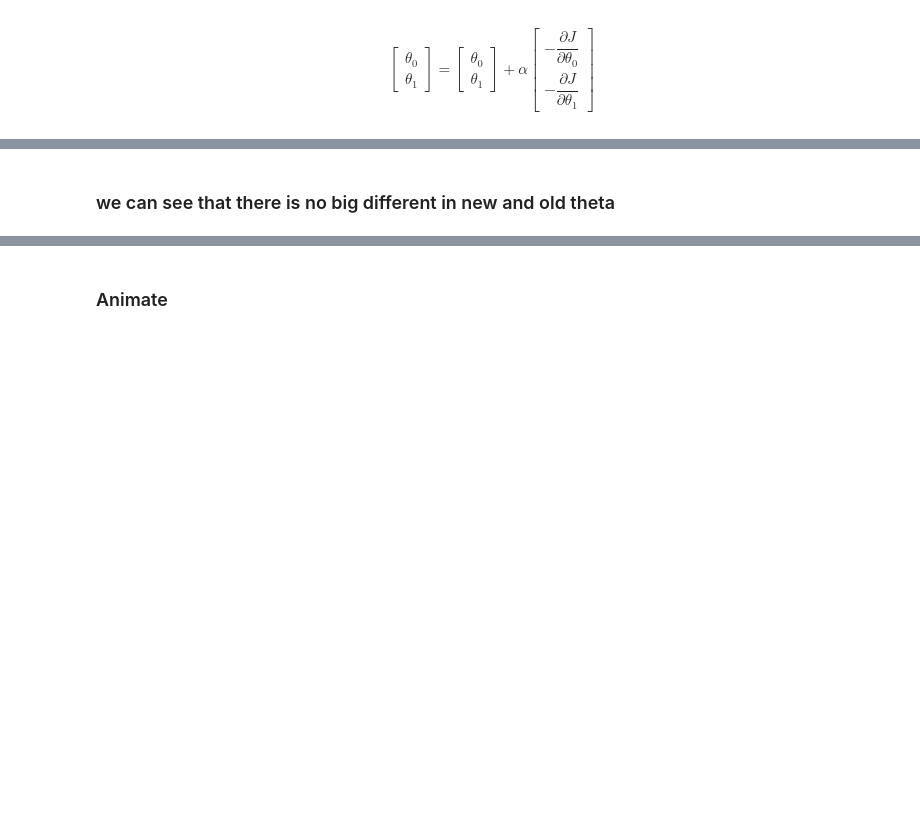
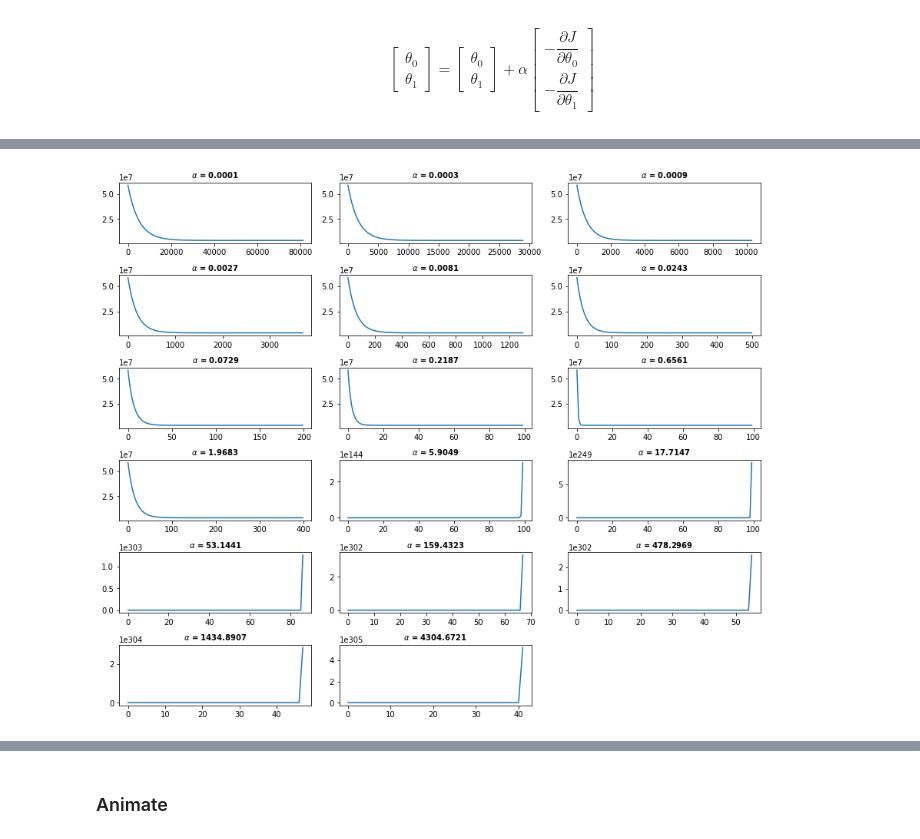
Before and after one commit to MemoGhazi/ML_teaching, a Jupyter notebook: regression_teach.ipynb, the cells around one changed output, grey strips where cells are left out. Drawn from its saved outputs; the diff is of its cells as text; code cells hidden in the pictures; blank space fills up the shorter version.

Commit message:
determine hyper_parameter_alpha

```diff
--- a/regression_teach.ipynb
+++ b/regression_teach.ipynb
@@ -175,6 +176,4 @@ $$
 # %%
-# learning rate
-alpha = 5e-3
 
 # initialize parameters randomly
 theta_0 = np.random.randn()
@@ -185,7 +184,7 @@ print(" theta_0 = %.4f\n theta_1 = %.4f" %(theta_0, theta_1))
 
 # costs = []
 
-def update_step(theta_0,theta_1):
+def update_step(theta_0,theta_1,alpha):
 #     global theta_0, theta_1, costs
 
     # predict
@@ -232,2 +260,10 @@ print(a.shape)
-# %% [markdown]
-### we can see that there is no big different in new and old theta
+# %%
+
+plot_number = len(alpha_cost)
+fig, axs = plt.subplots(6,3, figsize=(12,10), constrained_layout=True)
+axs = set_axs(axs,plot_number)
+for alpha,ax in zip(alpha_cost,axs):
+    ax.plot(alpha[1])
+    ax.set_title(r'$\alpha$ = {}'.format(alpha[0]),fontweight='bold',size=10)
+# %% [output]
+[figure, added]
```
Also changed, not shown: parts of 29 cells of this notebook.
